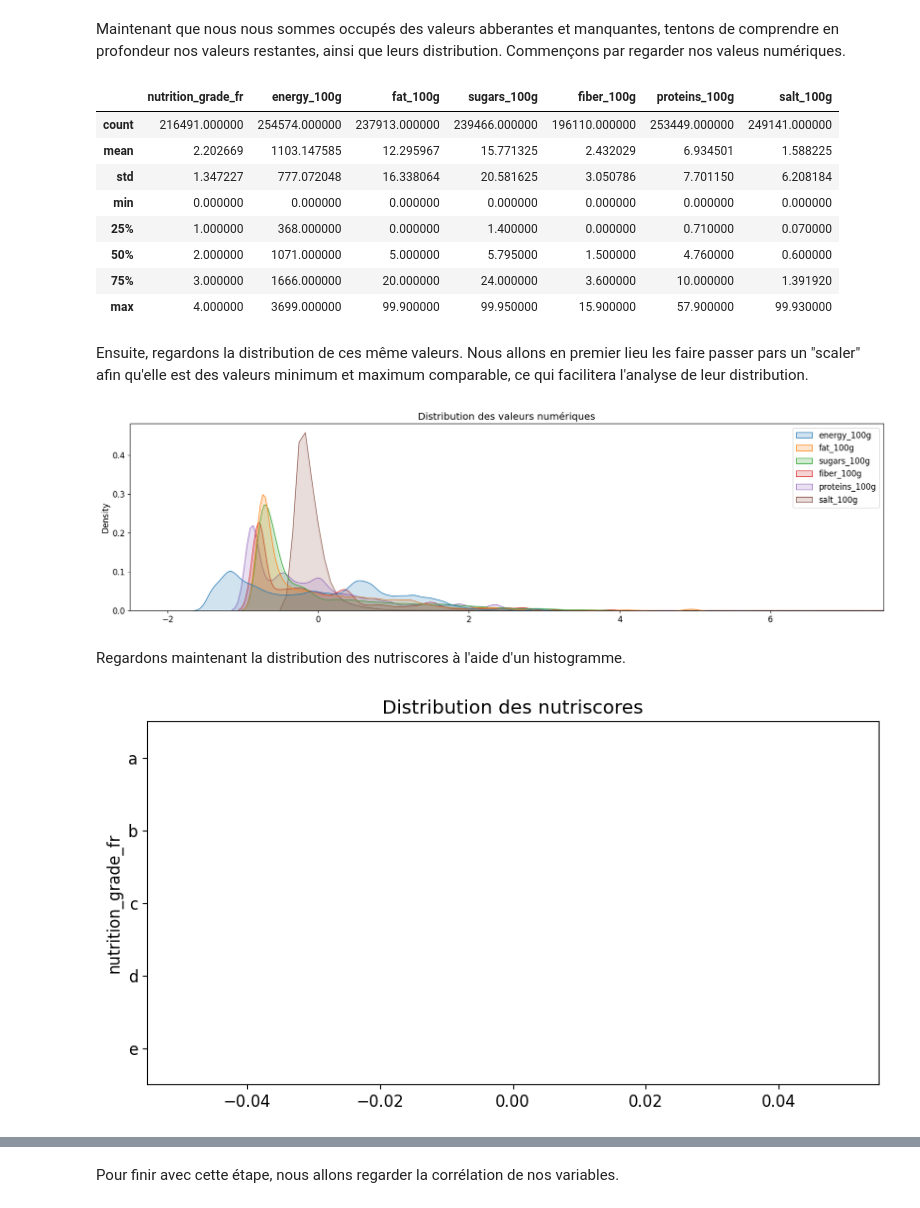
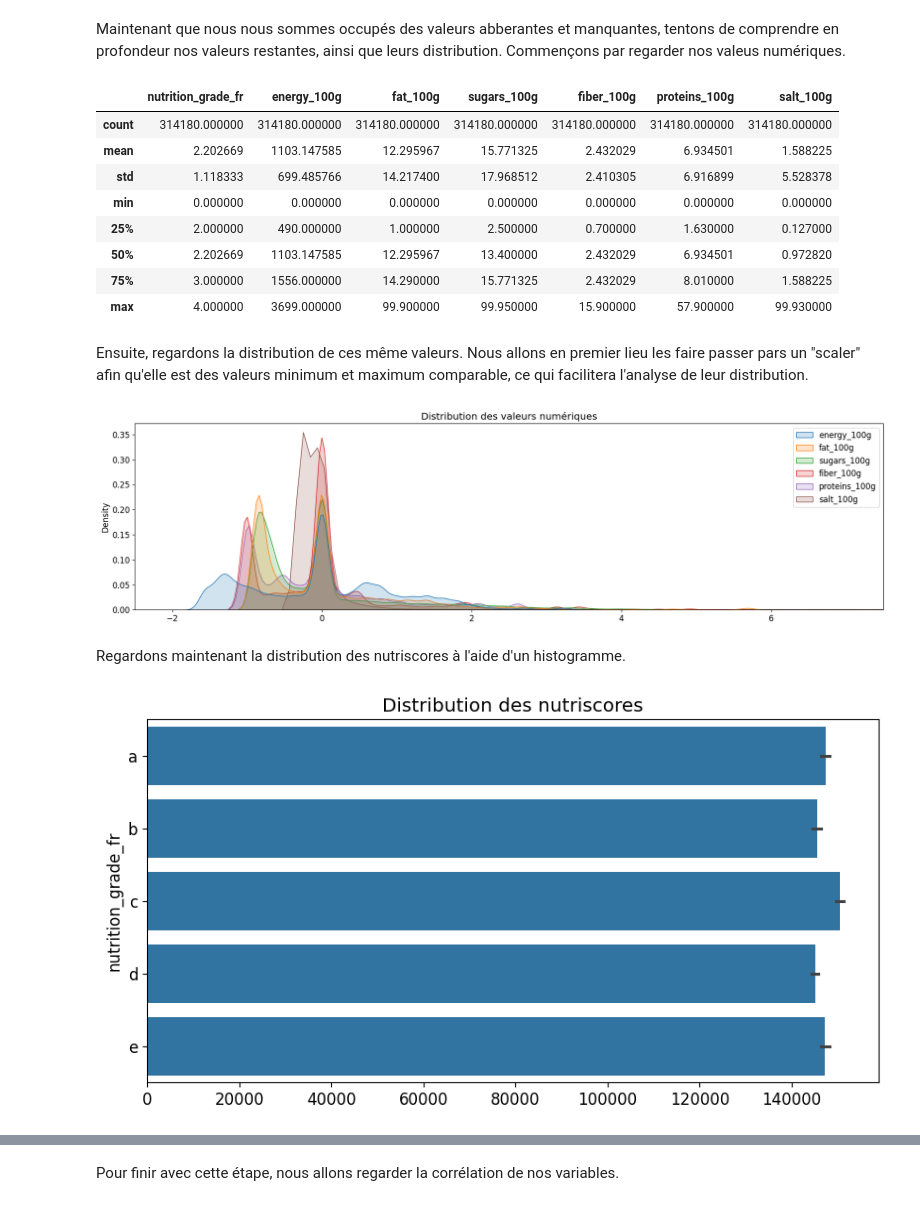
Before and after one commit to tdechanet/IAEngP3, a Jupyter notebook: analyze.ipynb, the cells around one changed output, grey strips where cells are left out. Cells and saved outputs as stored; diff of their text form; code cells hidden in the pictures.

Commit message:
fixed graph not showing anything

```diff
--- a/analyze.ipynb
+++ b/analyze.ipynb
@@ -239,11 +242,11 @@ Nos données sont plutôt corréllées entre elle excepté pour la variable "sal
 # %%
 nutritive_values.remove("salt_100g")
 
-# imputer = SimpleImputer(strategy='mean')
-# df[nutritive_values] = imputer.fit_transform(df[nutritive_values])
+imputer = SimpleImputer(strategy='mean')
+df[nutritive_values] = imputer.fit_transform(df[nutritive_values])
 # %%
-# knn = KNNImputer(n_neighbors=5)
-# df["salt_100g"] = knn.fit_transform(pd.DataFrame(df["salt_100g"]) )
+knn = KNNImputer(n_neighbors=5)
+df["salt_100g"] = knn.fit_transform(pd.DataFrame(df["salt_100g"]))
 # %%
 nutritive_values.append("salt_100g")
 
@@ -290,13 +293,13 @@ Maintenant que nous nous sommes occupés des valeurs abberantes et manquantes, t
 df.describe()
 # %% [output]
 |  | nutrition_grade_fr | energy_100g | fat_100g | sugars_100g | fiber_100g | proteins_100g | salt_100g |
-| count | 216491.000000 | 254574.000000 | 237913.000000 | 239466.000000 | 196110.000000 | 253449.000000 | 249141.000000 |
+| count | 314180.000000 | 314180.000000 | 314180.000000 | 314180.000000 | 314180.000000 | 314180.000000 | 314180.000000 |
 | mean | 2.202669 | 1103.147585 | 12.295967 | 15.771325 | 2.432029 | 6.934501 | 1.588225 |
-| std | 1.347227 | 777.072048 | 16.338064 | 20.581625 | 3.050786 | 7.701150 | 6.208184 |
+| std | 1.118333 | 699.485766 | 14.217400 | 17.968512 | 2.410305 | 6.916899 | 5.528378 |
 | min | 0.000000 | 0.000000 | 0.000000 | 0.000000 | 0.000000 | 0.000000 | 0.000000 |
-| 25% | 1.000000 | 368.000000 | 0.000000 | 1.400000 | 0.000000 | 0.710000 | 0.070000 |
-| 50% | 2.000000 | 1071.000000 | 5.000000 | 5.795000 | 1.500000 | 4.760000 | 0.600000 |
-| 75% | 3.000000 | 1666.000000 | 20.000000 | 24.000000 | 3.600000 | 10.000000 | 1.391920 |
+| 25% | 2.000000 | 490.000000 | 1.000000 | 2.500000 | 0.700000 | 1.630000 | 0.127000 |
+| 50% | 2.202669 | 1103.147585 | 12.295967 | 13.400000 | 2.432029 | 6.934501 | 0.972820 |
+| 75% | 3.000000 | 1556.000000 | 14.290000 | 15.771325 | 2.432029 | 8.010000 | 1.588225 |
 | max | 4.000000 | 3699.000000 | 99.900000 | 99.950000 | 15.900000 | 57.900000 | 99.930000 |
 # %% [markdown]
 Ensuite, regardons la distribution de ces même valeurs. Nous allons en premier lieu les faire passer pars un "scaler" afin qu'elle est des valeurs minimum et maximum comparable, ce qui facilitera l'analyse de leur distribution.
@@ -313,15 +316,16 @@ ax.set_title("Distribution des valeurs numériques")
 ax.set_xlim(-2.5, 7.5)
 plt.show()
 # %% [output]
-[figure, old version]
+[figure, new version]
 # %% [markdown]
 Regardons maintenant la distribution des nutriscores à l'aide d'un histogramme.
 # %%
-df["nutrition_grade_fr"] = pd.Categorical(df['nutrition_grade_fr'], ["a","b","c","d","e"])
+df = df.replace({"nutrition_grade_fr": {0 : "a", 1 : "b", 2 : "c", 3 : "d", 4 : "e"}})
+df['nutrition_grade_fr'] = pd.Categorical(df['nutrition_grade_fr'], ["a","b","c","d","e"])
 
 fig, ax = plt.subplots(figsize=(10,5))
 sns.barplot(data=df["nutrition_grade_fr"])
 ax.set_title("Distribution des nutriscores")
 plt.show()
 # %% [output]
-[figure, old version]
+[figure, new version]
```
Also changed, not shown: parts of 13 cells of this notebook.
